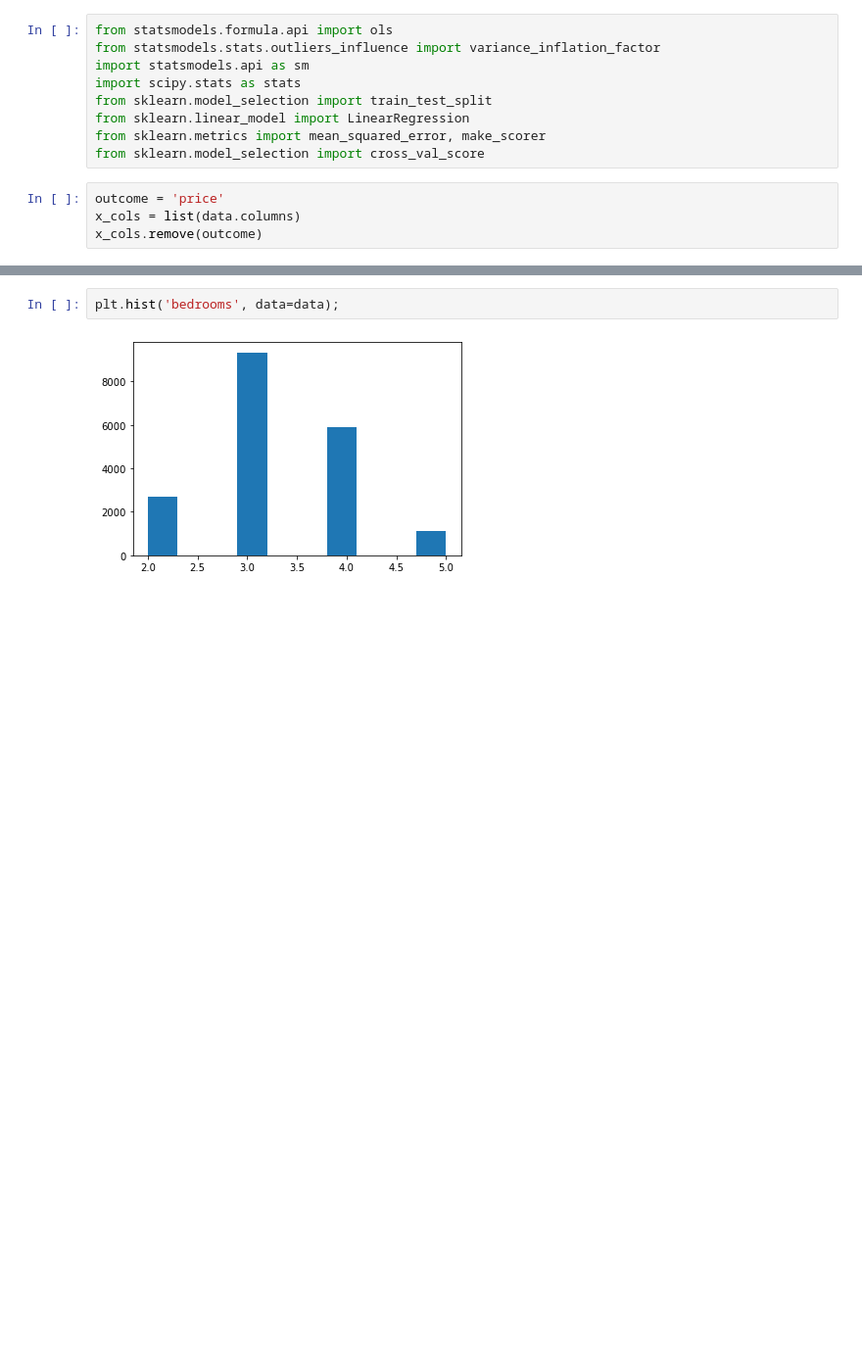
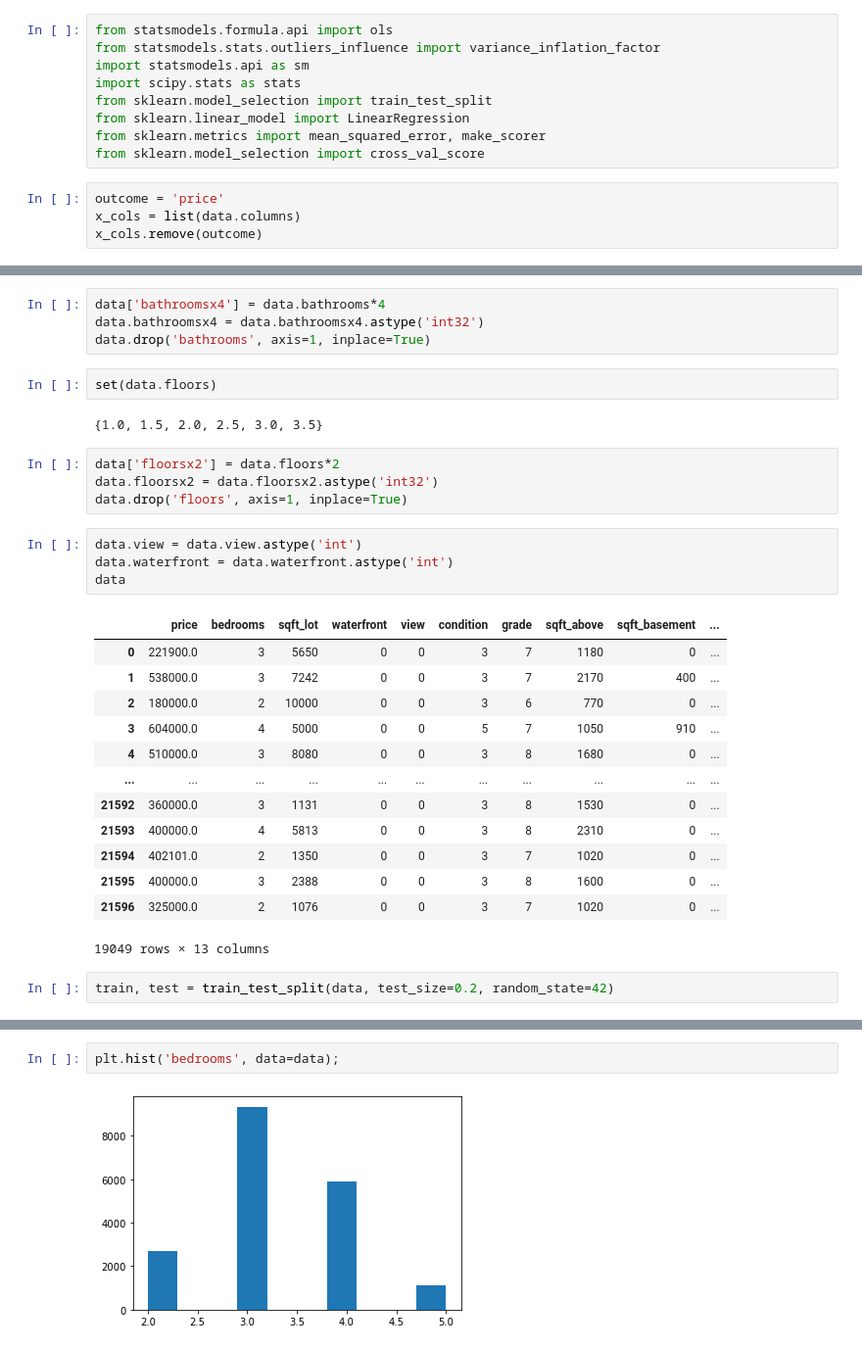
Before and after one commit to Maltanno/Phase2_Project, a Jupyter notebook: temp.ipynb, the cells around one changed output, grey strips where cells are left out. Shown at 98% size. Cells and saved outputs as stored; diff of their text form; blank space fills up the shorter version.

```diff
--- a/temp.ipynb
+++ b/temp.ipynb
@@ -508,0 +543,32 @@ x_cols.remove(outcome)
+# %%
+data['bathroomsx4'] = data.bathrooms*4
+data.bathroomsx4 = data.bathroomsx4.astype('int32')
+data.drop('bathrooms', axis=1, inplace=True)
+# %%
+set(data.floors)
+# %% [output]
+{1.0, 1.5, 2.0, 2.5, 3.0, 3.5}
+# %%
+data['floorsx2'] = data.floors*2
+data.floorsx2 = data.floorsx2.astype('int32')
+data.drop('floors', axis=1, inplace=True)
+# %%
+data.view = data.view.astype('int')
+data.waterfront = data.waterfront.astype('int')
+data
+# %% [output]
+|  | price | bedrooms | sqft_lot | waterfront | view | condition | grade | sqft_above | sqft_basement | ... |
+| 0 | 221900.0 | 3 | 5650 | 0 | 0 | 3 | 7 | 1180 | 0 | ... |
+| 1 | 538000.0 | 3 | 7242 | 0 | 0 | 3 | 7 | 2170 | 400 | ... |
+| 2 | 180000.0 | 2 | 10000 | 0 | 0 | 3 | 6 | 770 | 0 | ... |
+| 3 | 604000.0 | 4 | 5000 | 0 | 0 | 5 | 7 | 1050 | 910 | ... |
+| 4 | 510000.0 | 3 | 8080 | 0 | 0 | 3 | 8 | 1680 | 0 | ... |
+| ... | ... | ... | ... | ... | ... | ... | ... | ... | ... | ... |
+| 21592 | 360000.0 | 3 | 1131 | 0 | 0 | 3 | 8 | 1530 | 0 | ... |
+| 21593 | 400000.0 | 4 | 5813 | 0 | 0 | 3 | 8 | 2310 | 0 | ... |
+| 21594 | 402101.0 | 2 | 1350 | 0 | 0 | 3 | 7 | 1020 | 0 | ... |
+| 21595 | 400000.0 | 3 | 2388 | 0 | 0 | 3 | 8 | 1600 | 0 | ... |
+| 21596 | 325000.0 | 2 | 1076 | 0 | 0 | 3 | 7 | 1020 | 0 | ... |
+19049 rows × 13 columns
+# %%
+train, test = train_test_split(data, test_size=0.2, random_state=42)
```
Also changed, not shown: parts of 8 cells of this notebook.
